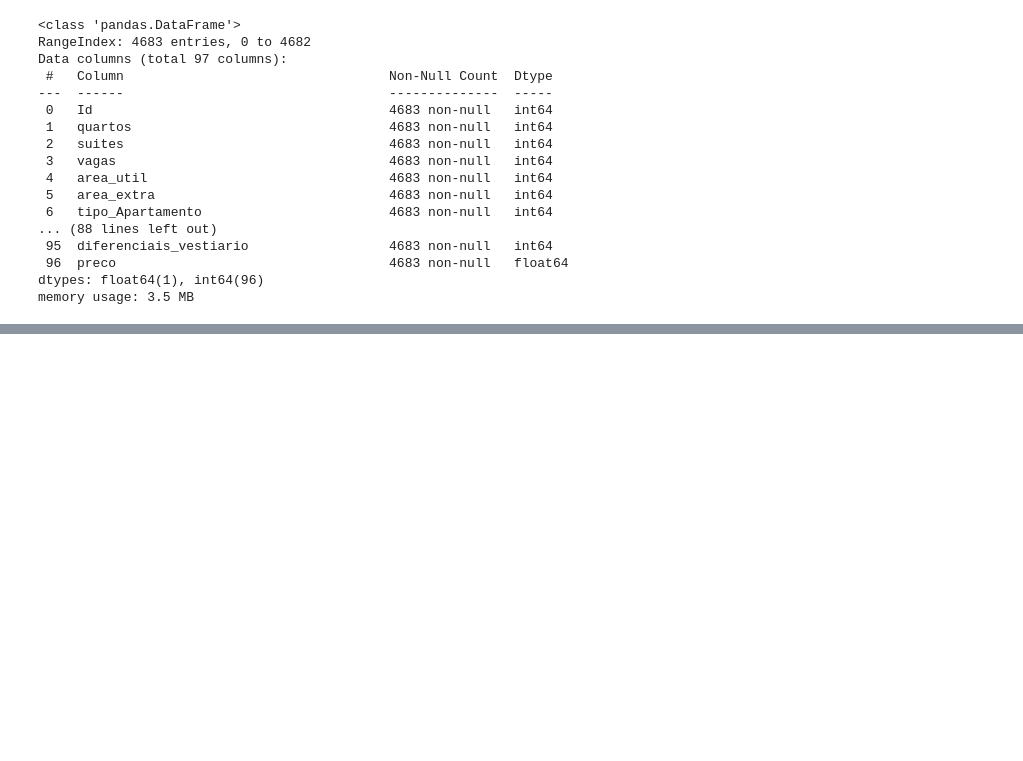
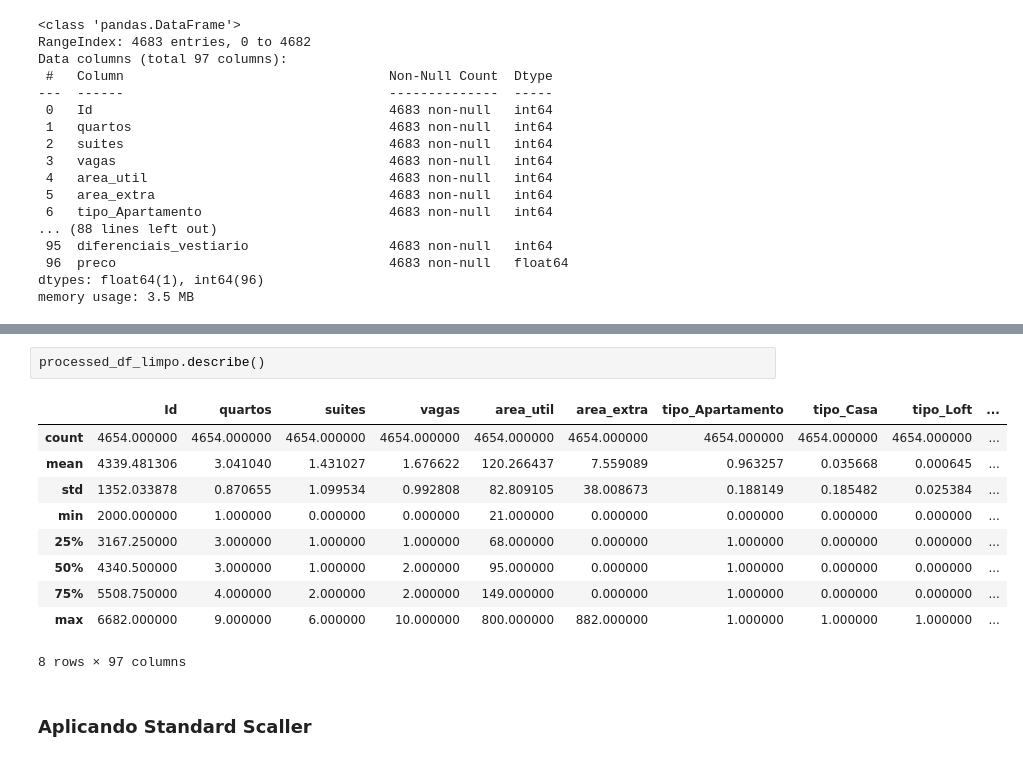
Before and after one commit to MatheusXavier1/Introducao-ao-machine-learning, a Jupyter notebook: Trabalho 2/Notebook_Trabalho_2.ipynb, the cells around one changed output, grey strips where cells are left out. Cells and saved outputs as stored; diff of their text form; blank space fills up the shorter version.

```diff
--- a/Trabalho 2/Notebook_Trabalho_2.ipynb
+++ b/Trabalho 2/Notebook_Trabalho_2.ipynb
@@ -221,0 +192,15 @@ plt.show()
+# %%
+processed_df_limpo.describe()
+# %% [output]
+|  | Id | quartos | suites | vagas | area_util | area_extra | tipo_Apartamento | tipo_Casa | tipo_Loft | ... |
+| count | 4654.000000 | 4654.000000 | 4654.000000 | 4654.000000 | 4654.000000 | 4654.000000 | 4654.000000 | 4654.000000 | 4654.000000 | ... |
+| mean | 4339.481306 | 3.041040 | 1.431027 | 1.676622 | 120.266437 | 7.559089 | 0.963257 | 0.035668 | 0.000645 | ... |
+| std | 1352.033878 | 0.870655 | 1.099534 | 0.992808 | 82.809105 | 38.008673 | 0.188149 | 0.185482 | 0.025384 | ... |
+| min | 2000.000000 | 1.000000 | 0.000000 | 0.000000 | 21.000000 | 0.000000 | 0.000000 | 0.000000 | 0.000000 | ... |
+| 25% | 3167.250000 | 3.000000 | 1.000000 | 1.000000 | 68.000000 | 0.000000 | 1.000000 | 0.000000 | 0.000000 | ... |
+| 50% | 4340.500000 | 3.000000 | 1.000000 | 2.000000 | 95.000000 | 0.000000 | 1.000000 | 0.000000 | 0.000000 | ... |
+| 75% | 5508.750000 | 4.000000 | 2.000000 | 2.000000 | 149.000000 | 0.000000 | 1.000000 | 0.000000 | 0.000000 | ... |
+| max | 6682.000000 | 9.000000 | 6.000000 | 10.000000 | 800.000000 | 882.000000 | 1.000000 | 1.000000 | 1.000000 | ... |
+8 rows × 97 columns
+# %% [markdown]
+### Aplicando Standard Scaller
```
Also changed, not shown: parts of 22 cells of this notebook.
